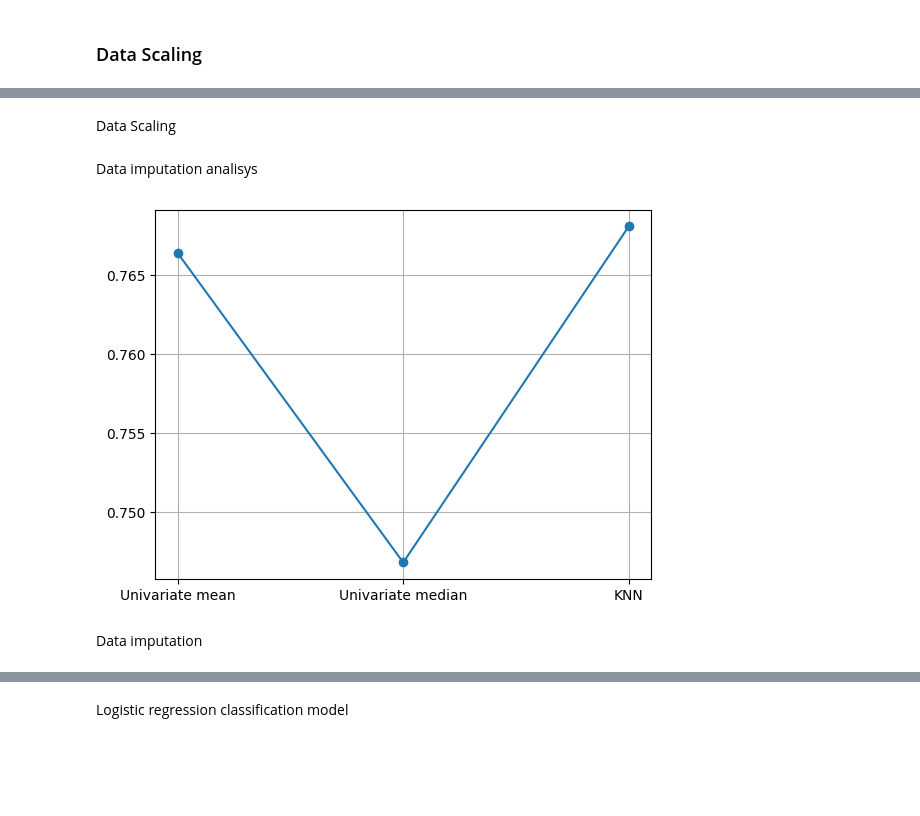
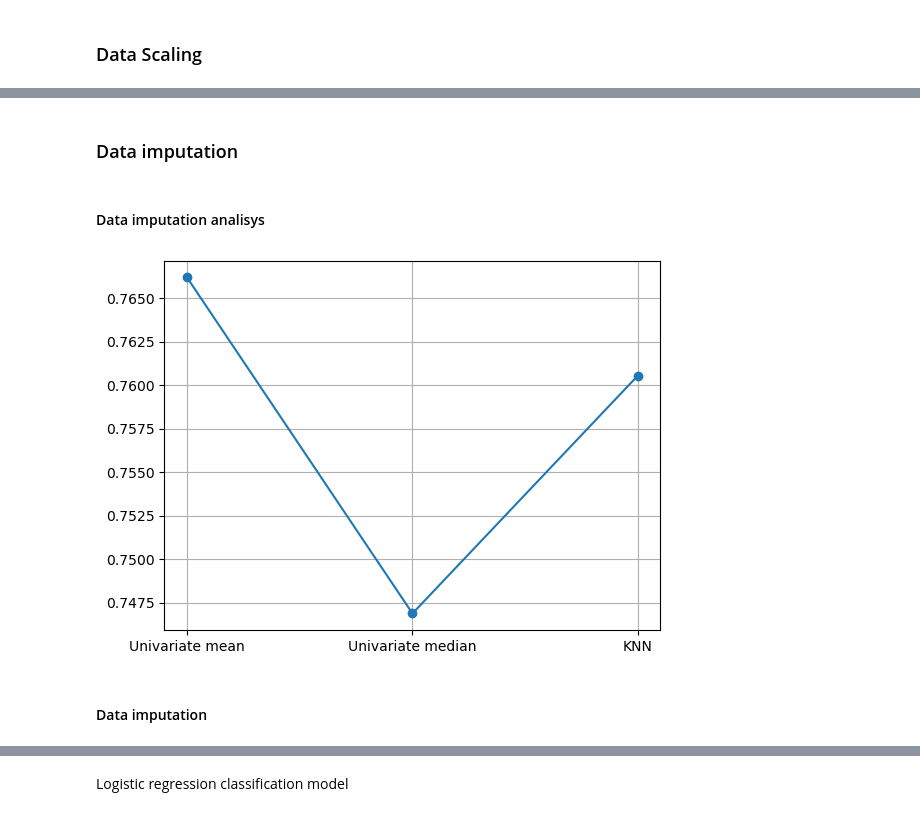
Before and after one commit to rubentorres-developer/ML-SecondHomeAssignment, a Jupyter notebook: Assignment2.ipynb, the cells around one changed output, grey strips where cells are left out. Drawn from its saved outputs; the diff is of its cells as text; code cells hidden in the pictures; blank space fills up the shorter version.

```diff
--- a/Assignment2.ipynb
+++ b/Assignment2.ipynb
@@ -217,43 +219,43 @@ plt.show()
-# %% [markdown]
-Data Scaling
 # %%
 scaler = MinMaxScaler()
 scaler.fit(X_train)
 Xt_train = scaler.transform(X_train)
 Xt_test  = scaler.transform(X_test)
-# %% [markdown]
-Data imputation analisys
+# %% [markdown]
+### Data imputation
+# %% [markdown]
+#### Data imputation analisys
 # %%
 imp1 = SimpleImputer(missing_values=np.nan, strategy='mean')
 imp1.fit(Xt_train)
 Xt_train1 = imp1.transform(Xt_train)
 Xt_test1  = imp1.transform(Xt_test)
 
 imp2 = SimpleImputer(missing_values=np.nan, strategy='median')
 imp2.fit(Xt_train)
 Xt_train2 = imp2.transform(Xt_train)
 Xt_test2  = imp2.transform(Xt_test)
 
-#imp3 = KNNImputer(n_neighbors=1, weights="uniform").fit(Xt_train)
-#Xt_train3 = imp3.transform(Xt_train)
-#Xt_test3 = imp3.transform(Xt_test)
+imp3 = KNNImputer(n_neighbors=5, weights="uniform").fit(Xt_train)
+Xt_train3 = imp3.transform(Xt_train)
+Xt_test3 = imp3.transform(Xt_test)
 
 lrmdl1 = LogisticRegression(random_state=0, max_iter=999999).fit(Xt_train1, y_train)
 lrmdl2 = LogisticRegression(random_state=0, max_iter=999999).fit(Xt_train2, y_train)
-#lrmdl3 = LogisticRegression(random_state=0, max_iter=999999).fit(Xt_train3, y_train)
+lrmdl3 = LogisticRegression(random_state=0, max_iter=999999).fit(Xt_train3, y_train)
 
 sk_preds1=lrmdl1.predict(Xt_test1)
 sk_preds2=lrmdl2.predict(Xt_test2)
 sk_preds3=lrmdl3.predict(Xt_test3)
 
 imputers = ["Univariate mean", "Univariate median", "KNN"]
 accuracies = [accuracy_score(y_test, sk_preds1), accuracy_score(y_test, sk_preds2), accuracy_score(y_test, sk_preds3)]
 
 plt.plot(imputers, accuracies, marker = "o")
 plt.grid()
 plt.show()
 # %% [output]
-[figure, old version]
+[figure, new version]
 # %% [markdown]
-Data imputation
+#### Data imputation
 # %%
```
Also changed, not shown: parts of 14 cells of this notebook.
